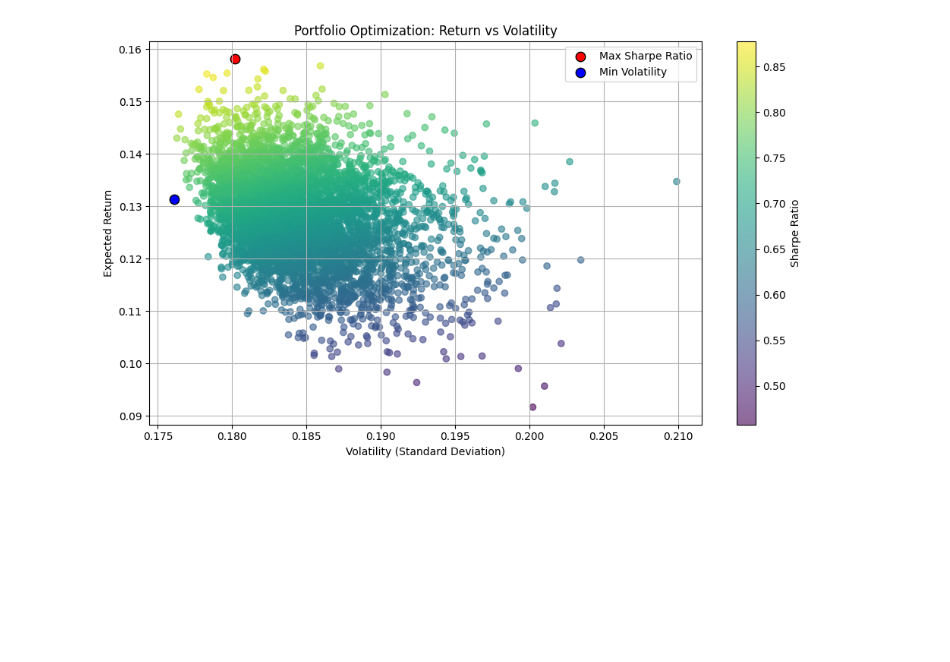
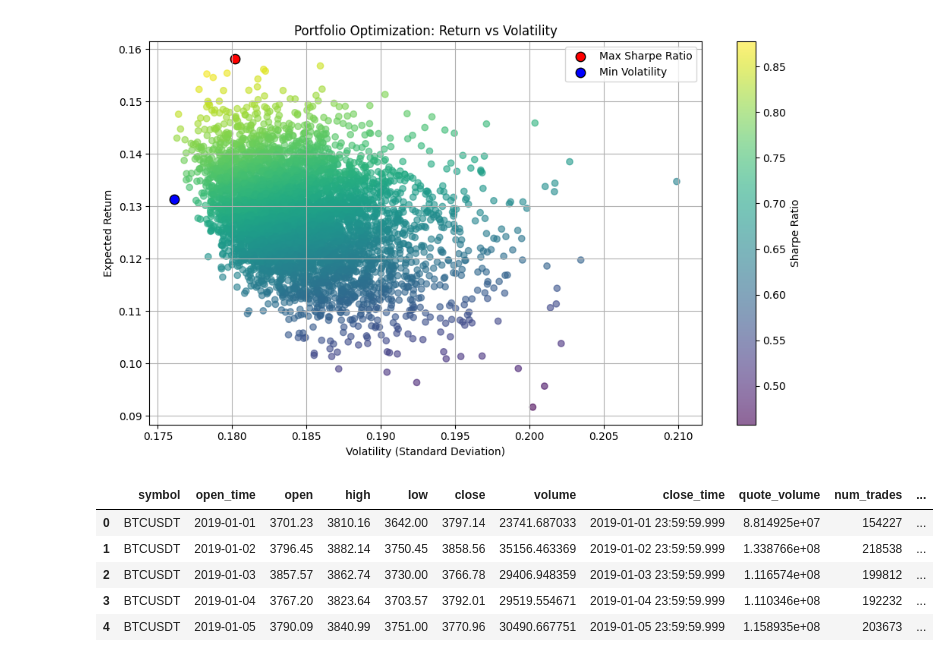
Before and after one commit to alanmatys/quant_ucema_final, a Jupyter notebook: notebooks/slides_examples.ipynb, the cells around one changed output. Drawn from its saved outputs; the diff is of its cells as text; code cells hidden in the pictures; blank space fills up the shorter version.

```diff
--- a/notebooks/slides_examples.ipynb
+++ b/notebooks/slides_examples.ipynb
@@ -46,3 +46,30 @@ plt.tight_layout()
 plt.show()
 # %% [output]
 [figure]
+# %%
+import sys
+import os
+
+repo_path = os.path.abspath(os.path.join(os.getcwd(), ".."))
+sys.path.append(repo_path)
+
+import pandas as pd
+from src.portfolio_maker import HRP, IVP, MVP, ASRP
+import numpy as np
+from scipy.cluster.hierarchy import linkage
+import matplotlib.pyplot as plt
+import os
+
+
+df = pd.read_csv(os.path.join('..','data','binance_usdt_pairs_2018-12-31_2024-01-01_1d.csv'))
+df['close'] = pd.to_numeric(df['close'])
+df["open_time"] = pd.to_datetime(df["open_time"])
+df["returns"] = df.groupby("symbol")["close"].pct_change()
+df.head()
+# %% [output]
+|  | symbol | open_time | open | high | low | close | volume | close_time | quote_volume | num_trades | ... |
+| 0 | BTCUSDT | 2019-01-01 | 3701.23 | 3810.16 | 3642.00 | 3797.14 | 23741.687033 | 2019-01-01 23:59:59.999 | 8.814925e+07 | 154227 | ... |
+| 1 | BTCUSDT | 2019-01-02 | 3796.45 | 3882.14 | 3750.45 | 3858.56 | 35156.463369 | 2019-01-02 23:59:59.999 | 1.338766e+08 | 218538 | ... |
+| 2 | BTCUSDT | 2019-01-03 | 3857.57 | 3862.74 | 3730.00 | 3766.78 | 29406.948359 | 2019-01-03 23:59:59.999 | 1.116574e+08 | 199812 | ... |
+| 3 | BTCUSDT | 2019-01-04 | 3767.20 | 3823.64 | 3703.57 | 3792.01 | 29519.554671 | 2019-01-04 23:59:59.999 | 1.110346e+08 | 192232 | ... |
+| 4 | BTCUSDT | 2019-01-05 | 3790.09 | 3840.99 | 3751.00 | 3770.96 | 30490.667751 | 2019-01-05 23:59:59.999 | 1.158935e+08 | 203673 | ... |
```
Also changed, not shown: parts of 3 cells of this notebook, 3 other files.
